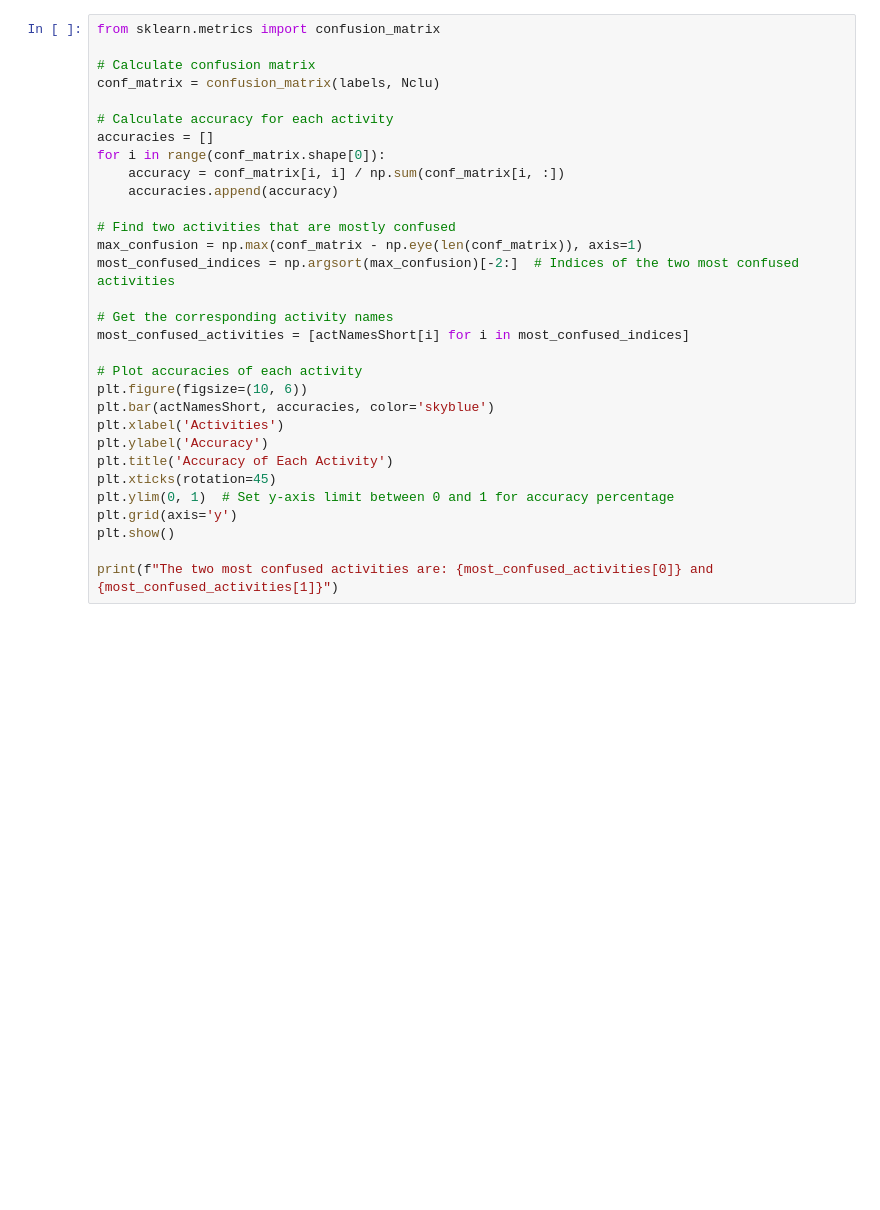
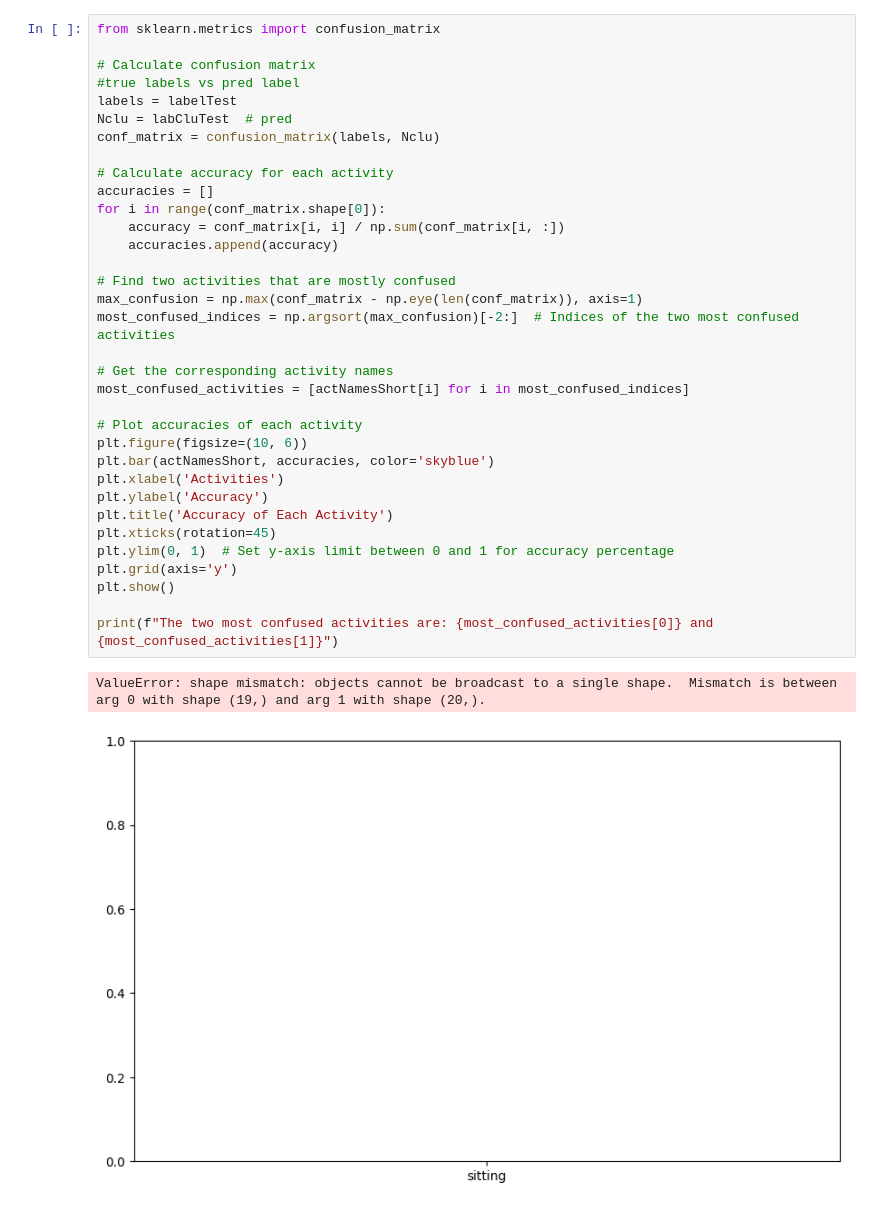
Before and after one commit to A-M-Alizadeh/Health, a Jupyter notebook: lab 4/Lab4_Acrtivities(ICT).ipynb, the cells around one changed output. Cells and saved outputs as stored; diff of their text form; blank space fills up the shorter version.

```diff
--- a/lab 4/Lab4_Acrtivities(ICT).ipynb
+++ b/lab 4/Lab4_Acrtivities(ICT).ipynb
@@ -401,30 +419,36 @@ Accuracy - Test Data: 10.53%
 from sklearn.metrics import confusion_matrix
 
 # Calculate confusion matrix
+#true labels vs pred label
+labels = labelTest
+Nclu = labCluTest  # pred
 conf_matrix = confusion_matrix(labels, Nclu)
 
 # Calculate accuracy for each activity
 accuracies = []
 for i in range(conf_matrix.shape[0]):
     accuracy = conf_matrix[i, i] / np.sum(conf_matrix[i, :])
     accuracies.append(accuracy)
 
 # Find two activities that are mostly confused
 max_confusion = np.max(conf_matrix - np.eye(len(conf_matrix)), axis=1)
 most_confused_indices = np.argsort(max_confusion)[-2:]  # Indices of the two most confused activities
 
 # Get the corresponding activity names
 most_confused_activities = [actNamesShort[i] for i in most_confused_indices]
 
 # Plot accuracies of each activity
 plt.figure(figsize=(10, 6))
 plt.bar(actNamesShort, accuracies, color='skyblue')
 plt.xlabel('Activities')
 plt.ylabel('Accuracy')
 plt.title('Accuracy of Each Activity')
 plt.xticks(rotation=45)
 plt.ylim(0, 1)  # Set y-axis limit between 0 and 1 for accuracy percentage
 plt.grid(axis='y')
 plt.show()
 
 print(f"The two most confused activities are: {most_confused_activities[0]} and {most_confused_activities[1]}")
+# %% [output]
+ValueError: shape mismatch: objects cannot be broadcast to a single shape.  Mismatch is between arg 0 with shape (19,) and arg 1 with shape (20,).
+[figure, added]
```
Also changed, not shown: parts of 5 cells of this notebook, 4 other files.
